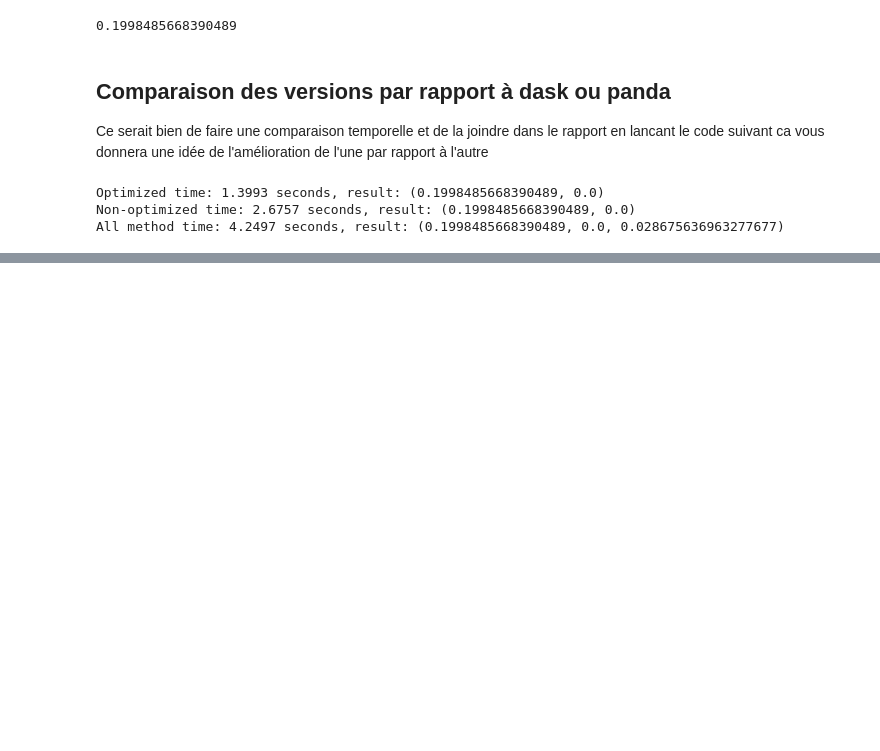
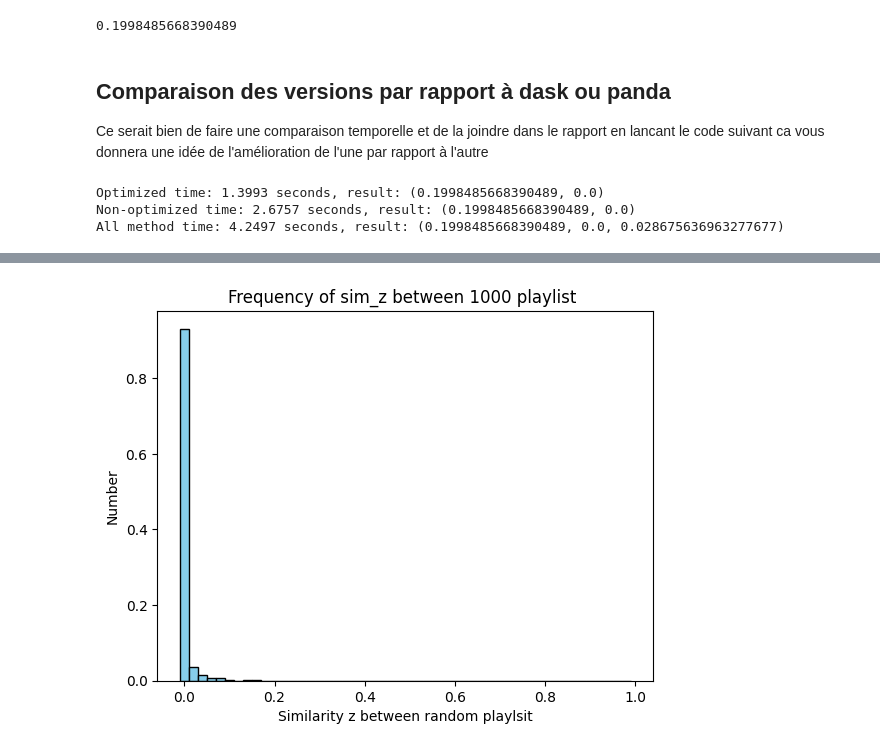
Before and after one commit to rmcvid/infoh600_projet, a Jupyter notebook: test.ipynb, the cells around one changed output, grey strips where cells are left out. Cells and saved outputs as stored; diff of their text form; code cells hidden in the pictures; blank space fills up the shorter version.

```diff
--- a/test.ipynb
+++ b/test.ipynb
@@ -407,0 +616,12 @@ True
+# %%
+counts, bins = np.histogram(resz, bins=50, range=(0,1))
+prob = counts / counts.sum()  # fraction de points par barre
+
+plt.bar(bins[:-1], prob, width=bins[1]-bins[0], color='skyblue', edgecolor='black')
+plt.xlabel("Similarity z between random playlsit")
+plt.ylabel("Number")
+plt.title("Frequency of sim_z between 1000 playlist ")
+plt.savefig("histogram_similarityz.png", dpi=300)
+plt.show()
+# %% [output]
+[figure, added]
```
Also changed, not shown: parts of 32 cells of this notebook, 1 other file.
